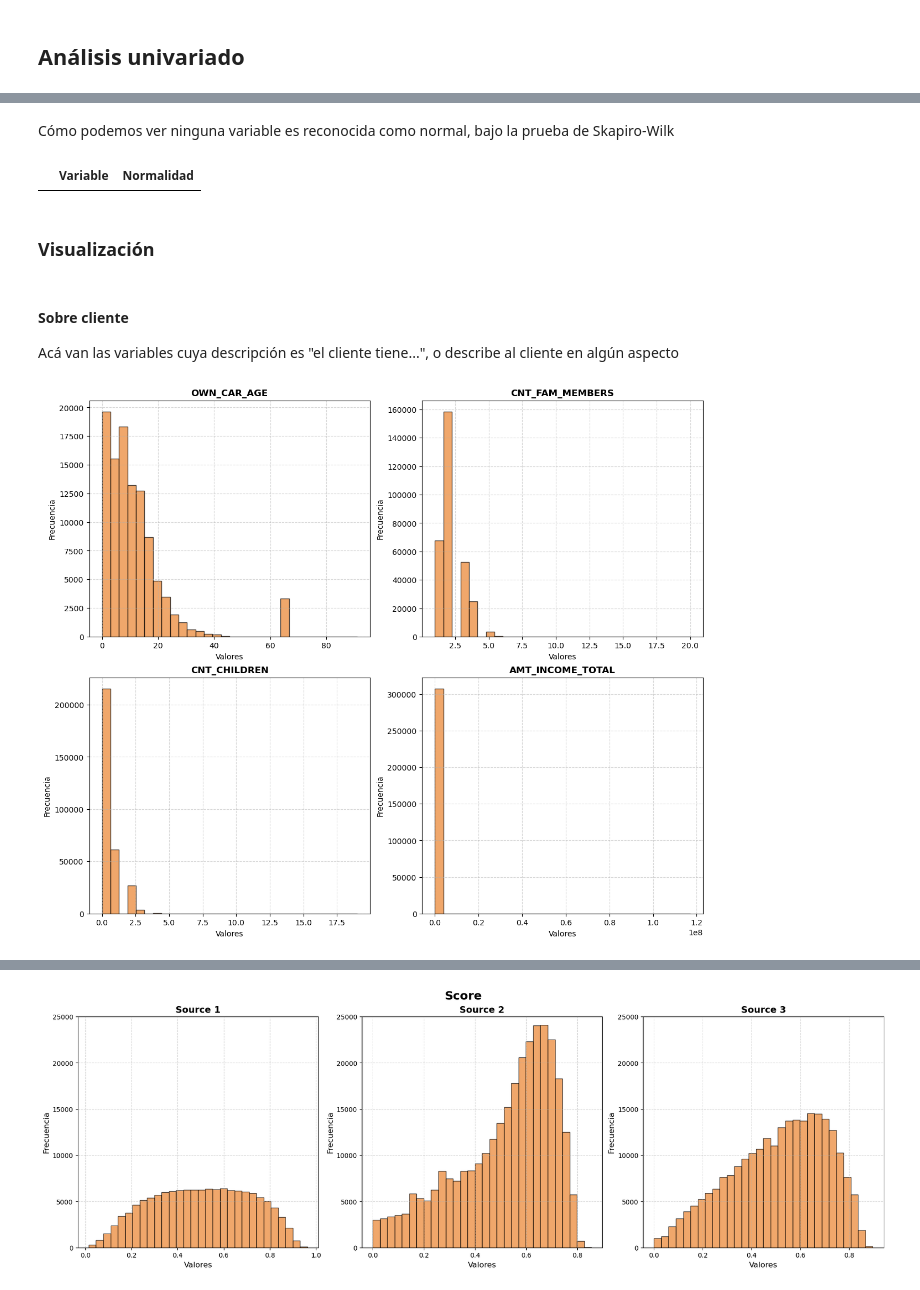
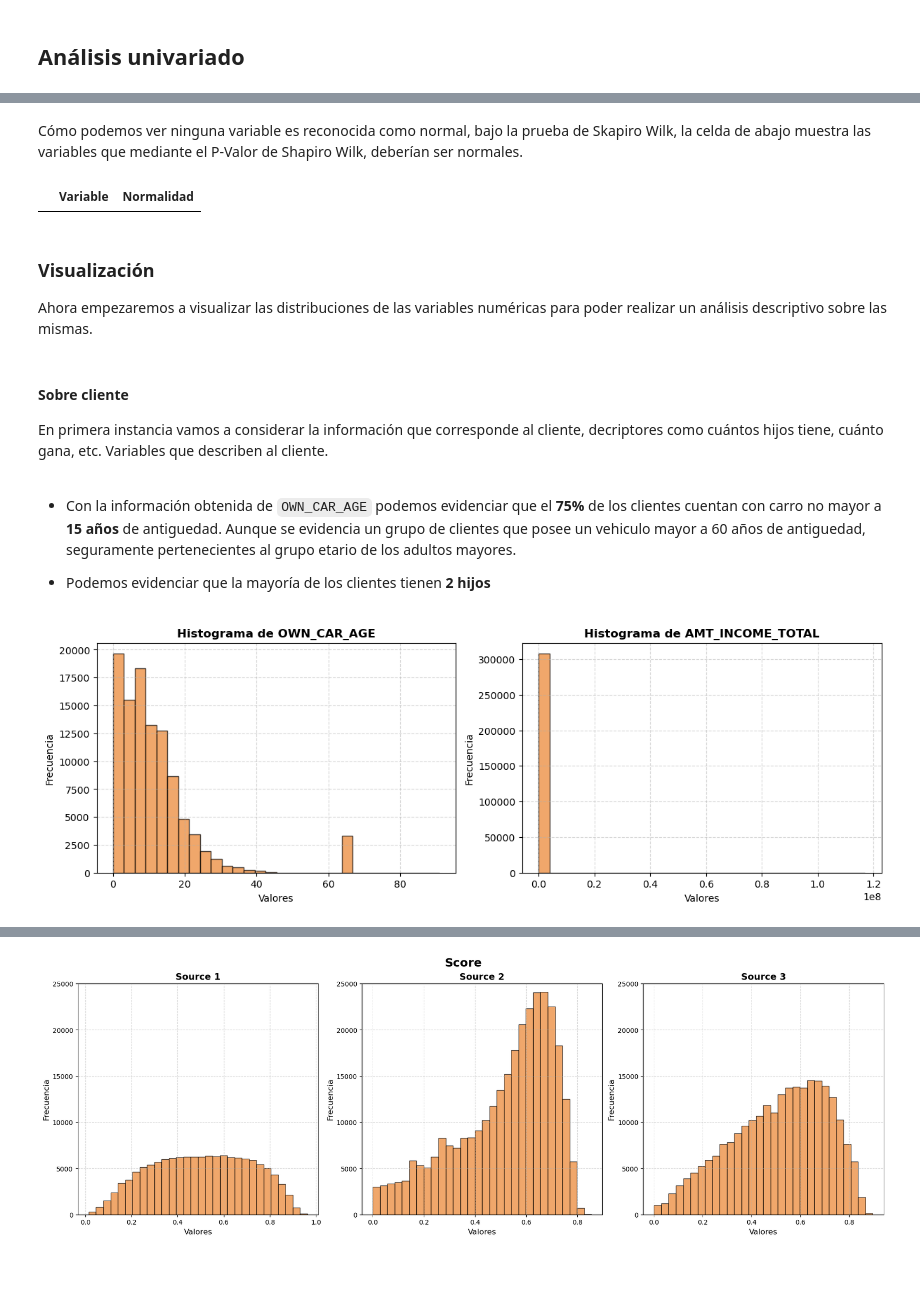
Before and after one commit to lissebas/machine-learning2, a Jupyter notebook: numeric.ipynb, the cells around one changed output, grey strips where cells are left out. Drawn from its saved outputs; the diff is of its cells as text; code cells hidden in the pictures.

```diff
--- a/numeric.ipynb
+++ b/numeric.ipynb
@@ -77,5 +77,7 @@ for var in data.columns:
         data[var] = data[var].astype('category')
     elif data[var].dtypes == 'object':
         data[var] = data[var].astype('category')
+    elif var in ["CNT_CHILDREN","CNT_FAM_MEMBERS"]:
+        data[var] = data[var].astype('category')
     else:
         data[var] = data[var].astype('float64')
@@ -126,39 +134,44 @@ normality_results.head(4)
 # %% [markdown]
-Cómo podemos ver ninguna variable es reconocida como normal, bajo la prueba de Skapiro-Wilk
+Cómo podemos ver ninguna variable es reconocida como normal, bajo la prueba de Skapiro Wilk, la celda de abajo muestra las variables que mediante el P-Valor de Shapiro Wilk, deberían ser normales.
 # %%
 normality_results[normality_results["Normalidad"] != '-']
 # %% [output]
 |  | Variable | Normalidad |
 # %% [markdown]
 ### Visualización
+
+Ahora empezaremos a visualizar las distribuciones de las variables numéricas para poder realizar un análisis descriptivo sobre las mismas.
 # %% [markdown]
 #### Sobre cliente
 
-Acá van las variables cuya descripción es "el cliente tiene...", o describe al cliente en algún aspecto
+En primera instancia vamos a considerar la información que corresponde al cliente, decriptores como cuántos hijos tiene, cuánto gana, etc. Variables que describen al cliente.
+# %% [markdown]
+* Con la información obtenida de `OWN_CAR_AGE` podemos evidenciar que el **75%** de los clientes cuentan con carro no mayor a **15 años** de antiguedad. Aunque se evidencia un grupo de clientes que posee un vehiculo mayor a 60 años de antiguedad, seguramente pertenecientes al grupo etario de los adultos mayores.
+
+* Podemos evidenciar que la mayoría de los clientes tienen **2 hijos**
 # %%
 # Lista de variables a graficar
 variables = [
-    "OWN_CAR_AGE",
-    "CNT_FAM_MEMBERS",
-    "CNT_CHILDREN",
-    "AMT_INCOME_TOTAL"
+    "OWN_CAR_AGE",  # Esta variable es numérica (histograma)
+    "AMT_INCOME_TOTAL",  # Esta variable es numérica (histograma)
 ]
 
 # Crear la figura y los ejes (2 filas, 2 columnas)
-fig, axes = plt.subplots(2, 2, figsize=(12, 10), constrained_layout=True)
+fig, axes = plt.subplots(1, 2, figsize=(12, 4), constrained_layout=True)
 
 # Aplanar los ejes para facilitar la iteración
 axes = axes.flatten()
 
 # Iterar sobre cada variable y su respectivo eje
 for ax, var in zip(axes, variables):
+
     ax.hist(data[var], bins=30, color="#EA822D", alpha=0.7, edgecolor="black")
-    ax.set_title(var, fontsize=12, fontweight="bold")  # Título con el nombre de la variable
-    ax.set_xlabel("Valores", fontsize=10)  # Etiqueta para el eje X
-    ax.set_ylabel("Frecuencia", fontsize=10)  # Etiqueta para el eje Y
-    ax.grid(True, linestyle="--", alpha=0.5)  # Cuadrícula para estética
+    ax.set_title(f"Histograma de {var}", fontsize=12, fontweight="bold")
+    ax.set_xlabel("Valores", fontsize=10)
+    ax.set_ylabel("Frecuencia", fontsize=10)
+    ax.grid(True, linestyle="--", alpha=0.5)
 
 # Mostrar la figura
 plt.show()
 # %% [output]
-[figure, old version]
+[figure, new version]
```
Also changed, not shown: parts of 74 cells of this notebook.
